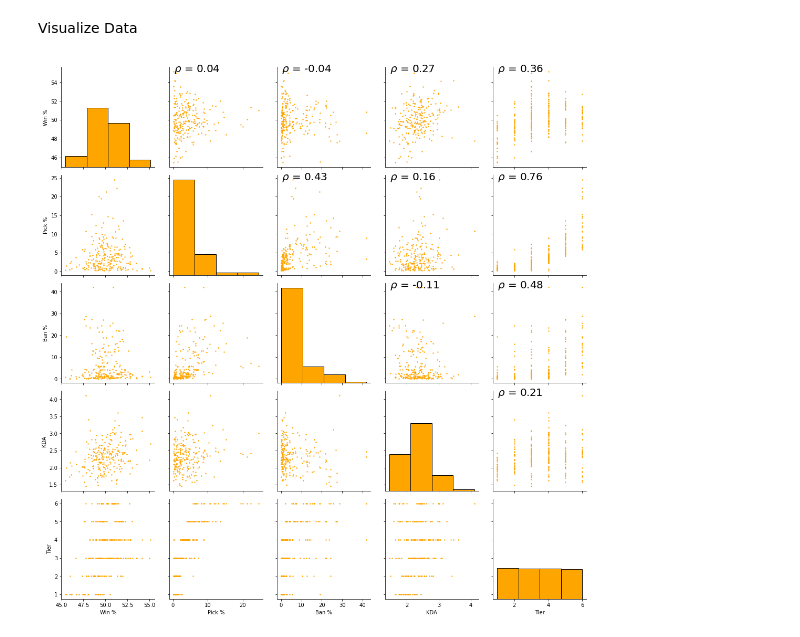
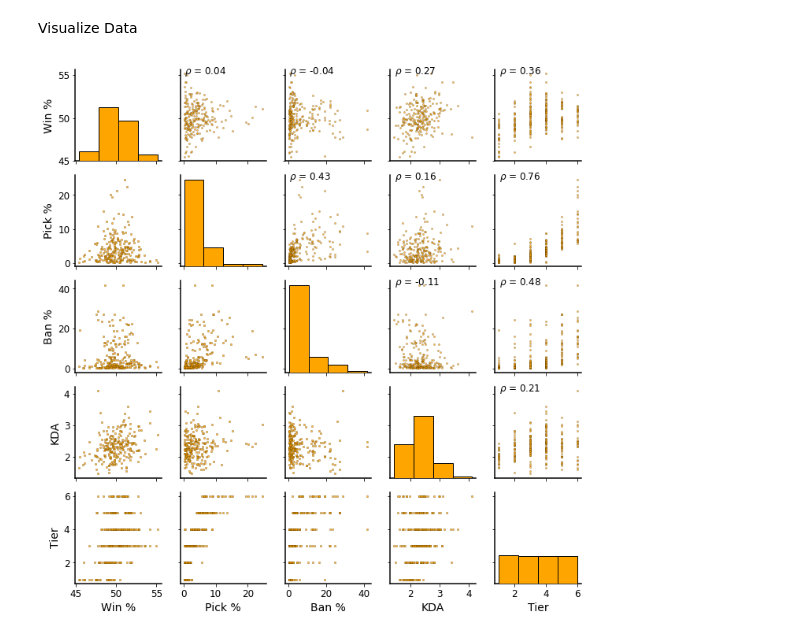
Before and after one commit to hlharris22/multivariate-visualizations, a Jupyter notebook: visualization.ipynb, the cells around one changed output. Saved outputs shown, nothing was run; the diff lists cells and outputs as text; code cells hidden in the pictures.

Commit message:
Updated visualization formatting

```diff
--- a/visualization.ipynb
+++ b/visualization.ipynb
@@ -61,26 +62,35 @@ print(lol_df)
 # %% [markdown]
 Visualize Data
 # %%
+# Set Figure details
+mpl.rcParams["axes.labelsize"] = 14
+mpl.rcParams["xtick.labelsize"] = "Large"
+mpl.rcParams["ytick.labelsize"] = "Large"
+mpl.rcParams["axes.linewidth"] = 1.5
 
 def pearson_correlation(x, y, **kwags):
 
     # Calculate Pearson Correlation
     coef = np.corrcoef(x,y)[0][1]
 
-    # Make the labe
+    # Make the label
     label = r'$\rho$ = ' + str(round(coef, 2))
 
     # Add the label to the plot
     ax = plt.gca() # Identifies instance of plot
-    ax.annotate(label, xy = (0.05, 0.95), size=20, xycoords = ax.transAxes)
+    ax.annotate(label, xy = (0.05, 0.95), size=12, xycoords = ax.transAxes)
 
-grid = sns.PairGrid(data=lol_df, vars= ["Win %", "Pick %", "Ban %", "KDA", "Tier"], height=3)
+grid = sns.PairGrid(data=lol_df, vars= ["Win %", "Pick %", "Ban %", "KDA", "Tier"], height=2)
 
 # Map the plots to the locations
-grid = grid.map_upper(plt.scatter, color = "Orange", s=2)
+grid = grid.map_upper(plt.scatter, color = "Orange", s=5, alpha=0.7, edgecolors= "Black", linewidth=0.25)
 grid = grid.map_upper(pearson_correlation)
-grid = grid.map_lower(plt.scatter, color = "Orange", s=2)
+grid = grid.map_lower(plt.scatter, color = "Orange", s=7, alpha=0.7, edgecolors= "Black", linewidth=0.25)
 grid = grid.map_diag(plt.hist, bins = 4, edgecolor='k', color='Orange')
+
+# Save figure
+grid.savefig("League_Of_Legends_Game_Stats", dpi=1200, bbox_inches = 'tight')
+
 plt.show()
 # %% [output]
-[figure, old version]
+[figure, new version]
```
Also changed, not shown: parts of 1 cell of this notebook, 1 other file.
